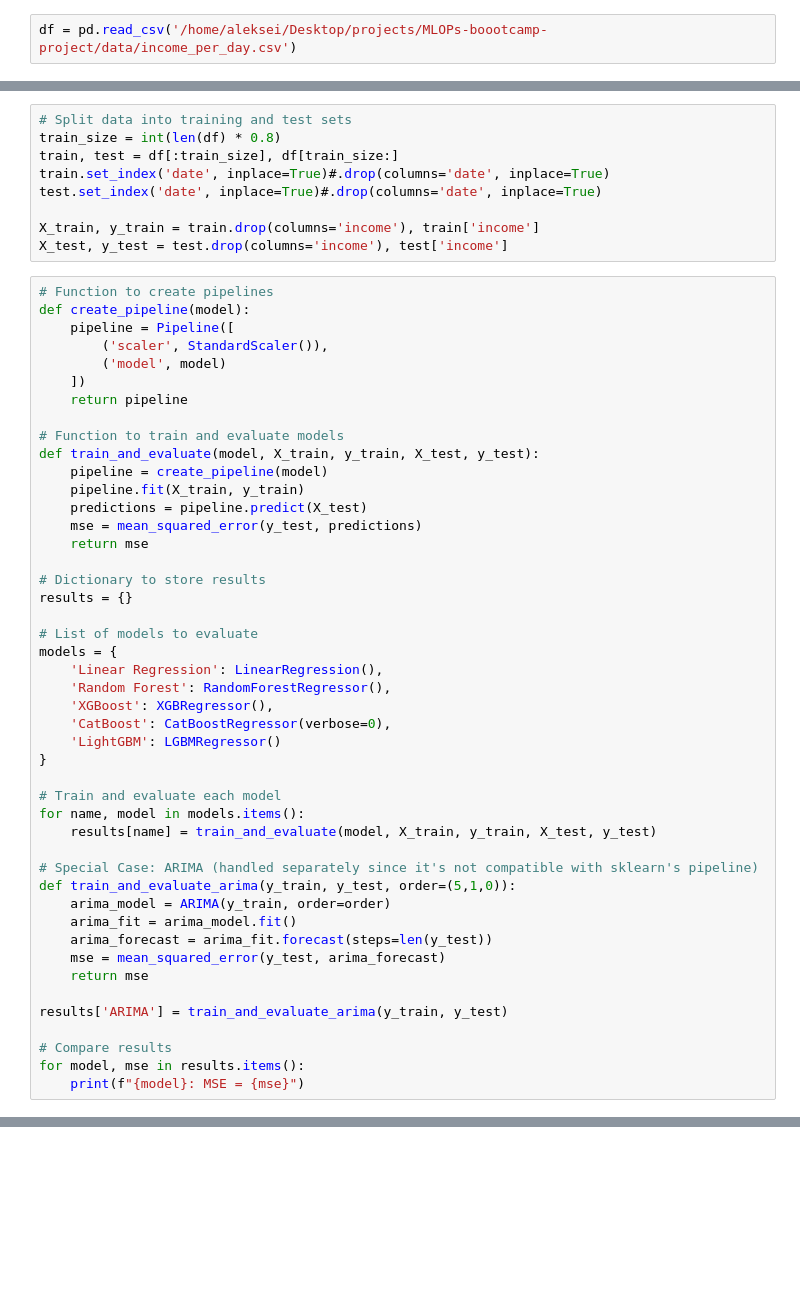
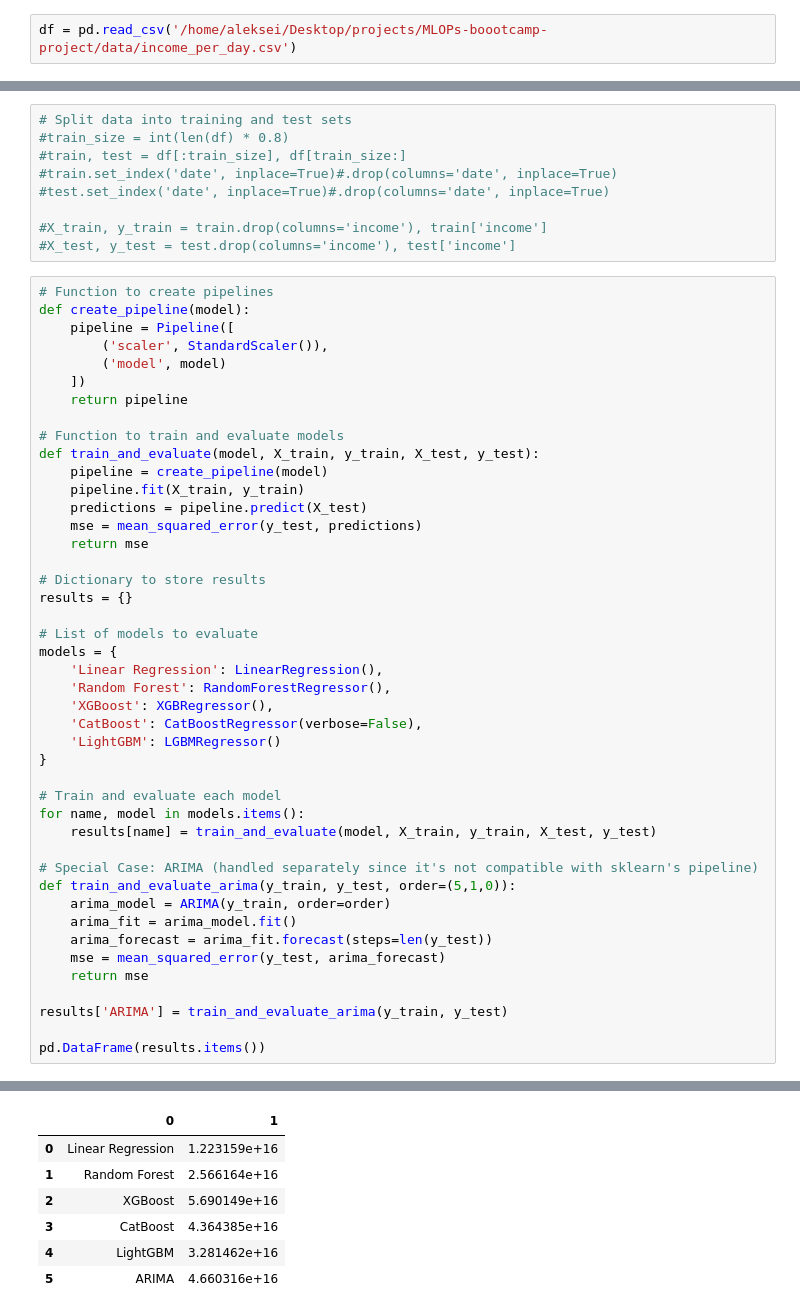
Before and after one commit to BanuelosCarlos/MLOPs-boootcamp-project, a Jupyter notebook: notebooks/experiment01.ipynb, the cells around one changed output, grey strips where cells are left out. Drawn from its saved outputs; the diff is of its cells as text; blank space fills up the shorter version.

```diff
--- a/notebooks/experiment01.ipynb
+++ b/notebooks/experiment01.ipynb
@@ -50,12 +59,12 @@ df
 # %%
 # Split data into training and test sets
-train_size = int(len(df) * 0.8)
-train, test = df[:train_size], df[train_size:]
-train.set_index('date', inplace=True)#.drop(columns='date', inplace=True)
-test.set_index('date', inplace=True)#.drop(columns='date', inplace=True)
+#train_size = int(len(df) * 0.8)
+#train, test = df[:train_size], df[train_size:]
+#train.set_index('date', inplace=True)#.drop(columns='date', inplace=True)
+#test.set_index('date', inplace=True)#.drop(columns='date', inplace=True)
 
-X_train, y_train = train.drop(columns='income'), train['income']
-X_test, y_test = test.drop(columns='income'), test['income']
+#X_train, y_train = train.drop(columns='income'), train['income']
+#X_test, y_test = test.drop(columns='income'), test['income']
 # %%
 # Function to create pipelines
 def create_pipeline(model):
@@ -81,7 +90,7 @@ models = {
     'Linear Regression': LinearRegression(),
     'Random Forest': RandomForestRegressor(),
     'XGBoost': XGBRegressor(),
-    'CatBoost': CatBoostRegressor(verbose=0),
+    'CatBoost': CatBoostRegressor(verbose=False),
     'LightGBM': LGBMRegressor()
 }
 
@@ -99,7 +108,5 @@ def train_and_evaluate_arima(y_train, y_test, order=(5,1,0)):
 
 results['ARIMA'] = train_and_evaluate_arima(y_train, y_test)
 
-# Compare results
-for model, mse in results.items():
-    print(f"{model}: MSE = {mse}")
+pd.DataFrame(results.items())
 # %% [output]
@@ -123 +130,8 @@ ARIMA: MSE = 4.6582056759639736e+16
+|  | 0 | 1 |
+| 0 | Linear Regression | 1.223159e+16 |
+| 1 | Random Forest | 2.566164e+16 |
+| 2 | XGBoost | 5.690149e+16 |
+| 3 | CatBoost | 4.364385e+16 |
+| 4 | LightGBM | 3.281462e+16 |
+| 5 | ARIMA | 4.660316e+16 |
 # %%
```
Also changed, not shown: parts of 14 cells of this notebook, 4 other files.
